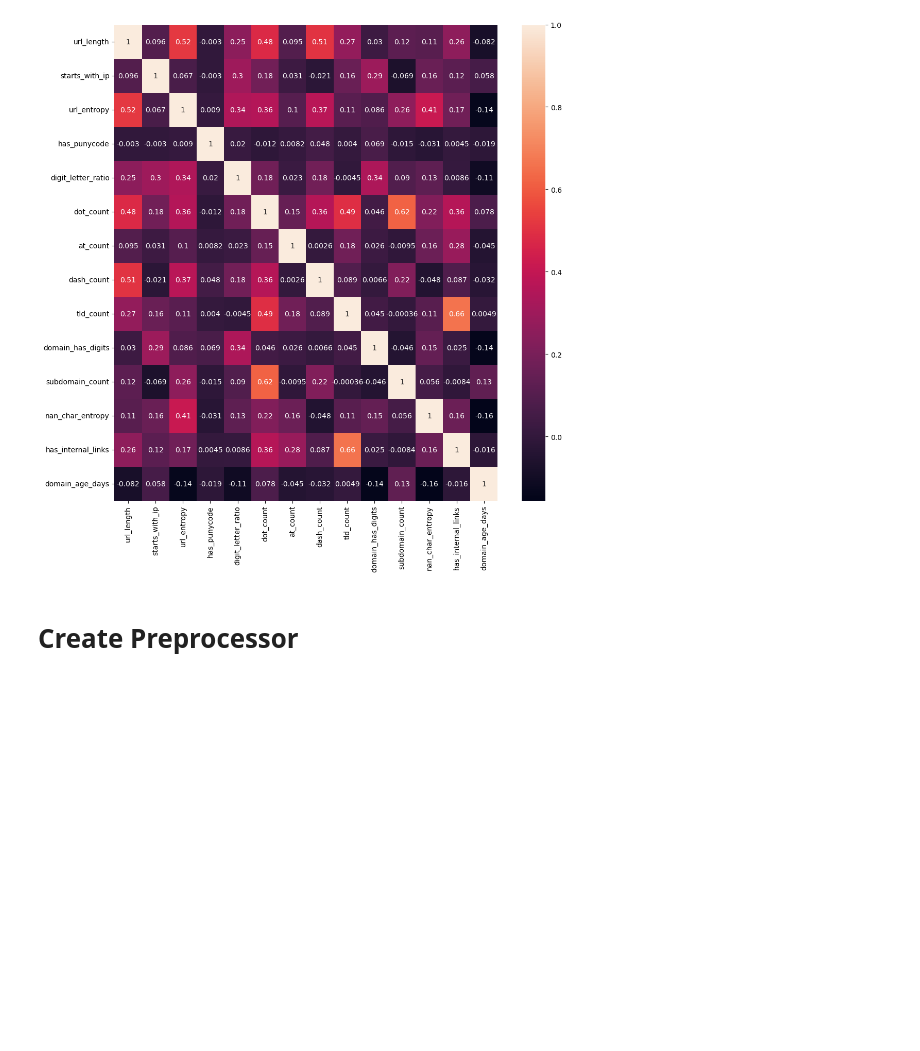
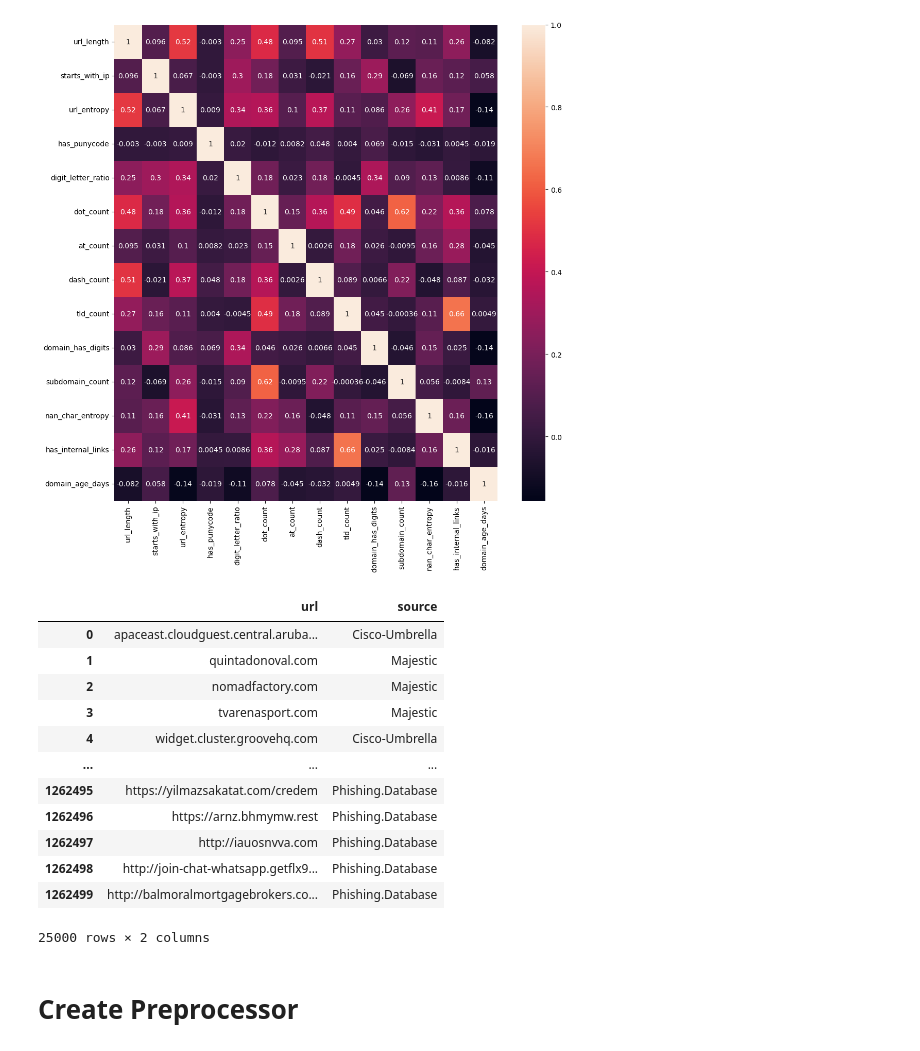
Before and after one commit to MaukanMir/Phishing-Url-Detection-Analysis, a Jupyter notebook: training.ipynb, the cells around one changed output. Drawn from its saved outputs; the diff is of its cells as text; code cells hidden in the pictures; blank space fills up the shorter version.

```diff
--- a/training.ipynb
+++ b/training.ipynb
@@ -514,7 +514,7 @@ check_class_imbalance(df["label"])
 # %%
 df.drop("whois_data", axis=1, inplace=True)
 # %%
-categorical_types = df.select_dtypes(include="object").drop("label", axis=1)
+categorical_types = df.select_dtypes(include="object").drop(["label", "url"], axis=1)
 numerical_types = df.select_dtypes(exclude="object")
 # %%
 boolean_types = numerical_types.select_dtypes(include="bool").columns
@@ -574,6 +574,22 @@ sns.heatmap(data=relations, annot=True)
 plt.show()
 # %% [output]
 [figure]
+# %%
+categorical_types
+# %% [output]
+|  | url | source |
+| 0 | apaceast.cloudguest.central.aruba... | Cisco-Umbrella |
+| 1 | quintadonoval.com | Majestic |
+| 2 | nomadfactory.com | Majestic |
+| 3 | tvarenasport.com | Majestic |
+| 4 | widget.cluster.groovehq.com | Cisco-Umbrella |
+| ... | ... | ... |
+| 1262495 | https://yilmazsakatat.com/credem | Phishing.Database |
+| 1262496 | https://arnz.bhmymw.rest | Phishing.Database |
+| 1262497 | http://iauosnvva.com | Phishing.Database |
+| 1262498 | http://join-chat-whatsapp.getflx9... | Phishing.Database |
+| 1262499 | http://balmoralmortgagebrokers.co... | Phishing.Database |
+25000 rows × 2 columns
 # %% [markdown]
 # Create Preprocessor
 # %%
```
Also changed, not shown: parts of 2 cells of this notebook.
